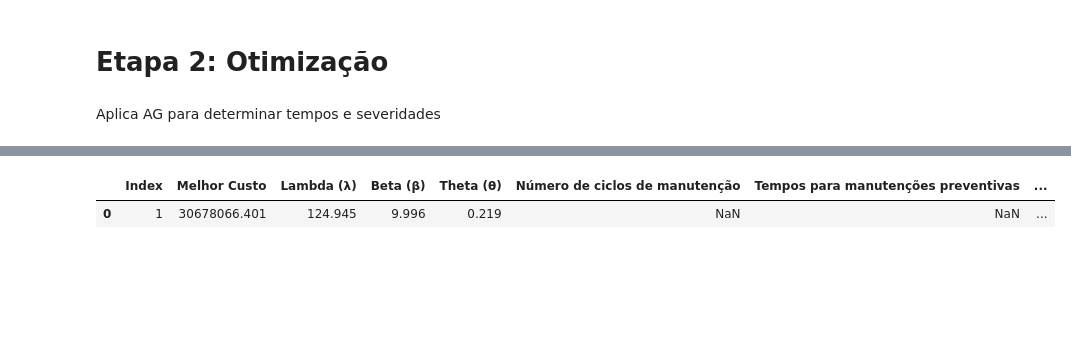
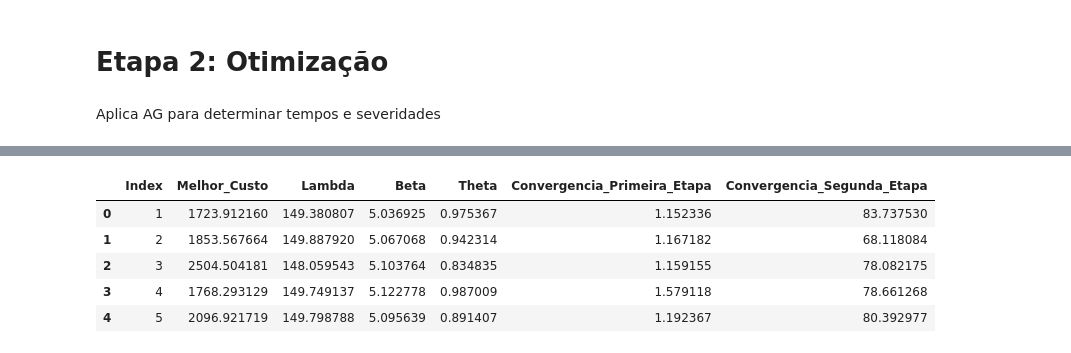
Before and after one commit to uervitonsantos/Otimizacao-Politicaca-Manutencao-Preventiva-Imperfeita, a Jupyter notebook: Otimização_Ag_política_de_manutenção_preventiva_imperfeita_v11.ipynb, the cells around one changed output, grey strips where cells are left out. Cells and saved outputs as stored; diff of their text form; code cells hidden in the pictures; blank space fills up the shorter version.

```diff
--- a/Otimização_Ag_política_de_manutenção_preventiva_imperfeita_v11.ipynb
+++ b/Otimização_Ag_política_de_manutenção_preventiva_imperfeita_v11.ipynb
@@ -652,9 +655,13 @@ with open(nome_arquivo, 'a+', newline='') as arquivo_csv:
 # %%
 # Leitura dos dados de tempo de falha para 4 cenarios de exemplo
-df = pd.read_csv('/content/drive/MyDrive/datasets/resultados_optimizacao/resultados_ag/cenario_TESTE.csv', sep=",")
+df = pd.read_csv('/content/drive/MyDrive/datasets/resultados_optimizacao/resultados_ag/melhor_custo_ag_quarto_cenario.csv', sep=",")
 df.head()
 # %% [output]
-|  | Index | Melhor Custo | Lambda (λ) | Beta (β) | Theta (θ) | Número de ciclos de manutenção | Tempos para manutenções preventivas | ... |
-| 0 | 1 | 30678066.401 | 124.945 | 9.996 | 0.219 | NaN | NaN | ... |
+|  | Index | Melhor_Custo | Lambda | Beta | Theta | Convergencia_Primeira_Etapa | Convergencia_Segunda_Etapa |
+| 0 | 1 | 1723.912160 | 149.380807 | 5.036925 | 0.975367 | 1.152336 | 83.737530 |
+| 1 | 2 | 1853.567664 | 149.887920 | 5.067068 | 0.942314 | 1.167182 | 68.118084 |
+| 2 | 3 | 2504.504181 | 148.059543 | 5.103764 | 0.834835 | 1.159155 | 78.082175 |
+| 3 | 4 | 1768.293129 | 149.749137 | 5.122778 | 0.987009 | 1.579118 | 78.661268 |
+| 4 | 5 | 2096.921719 | 149.798788 | 5.095639 | 0.891407 | 1.192367 | 80.392977 |
 # %%
 df.describe()
```
Also changed, not shown: parts of 11 cells of this notebook.
